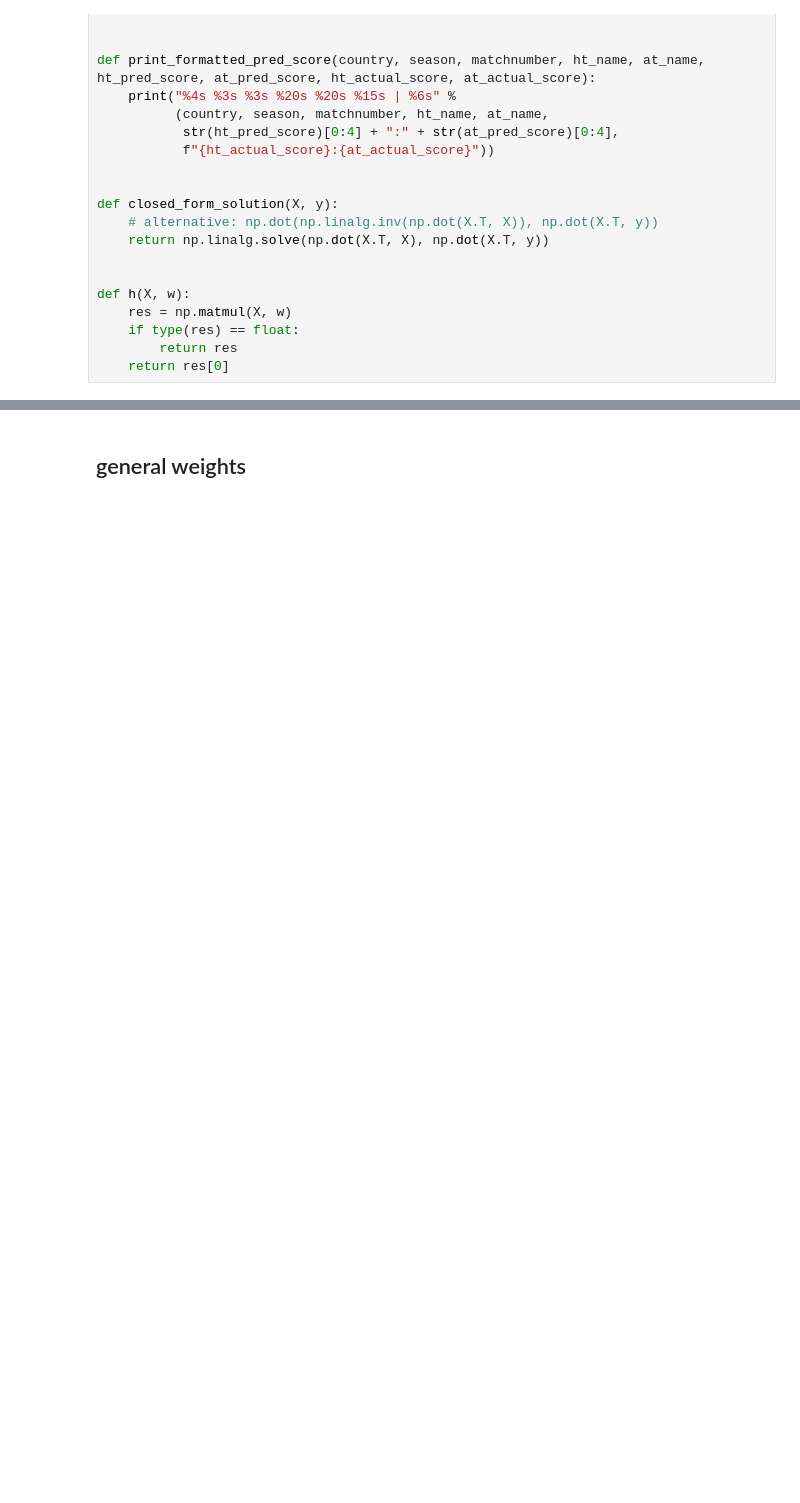
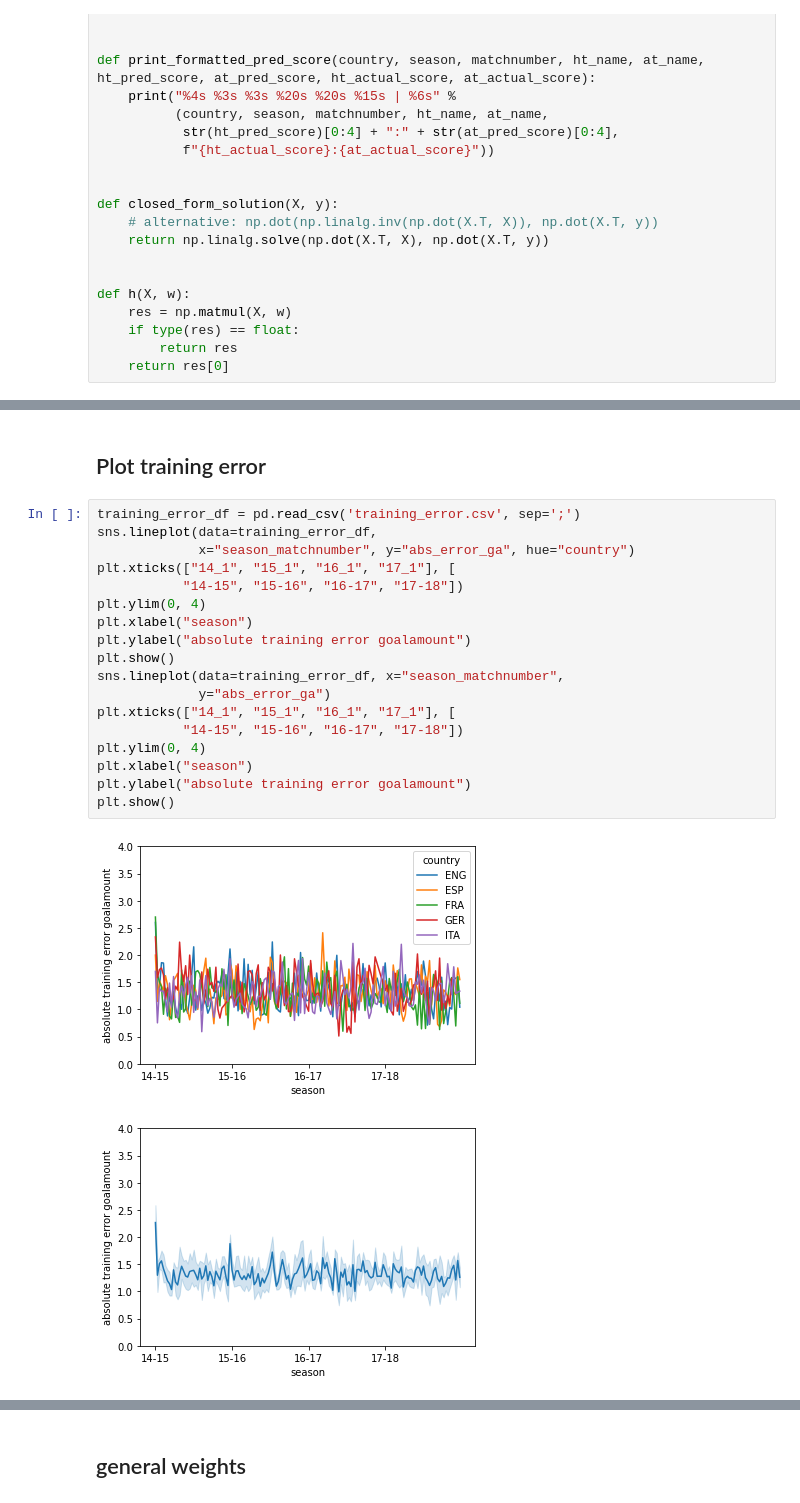
Before and after one commit to LUKEx76/football_prediction, a Jupyter notebook: ac_model/ac_regression.ipynb, the cells around one changed output, grey strips where cells are left out. Cells and saved outputs as stored; diff of their text form; blank space fills up the shorter version.

```diff
--- a/ac_model/ac_regression.ipynb
+++ b/ac_model/ac_regression.ipynb
@@ -166,0 +405,23 @@ df_matches
+# %% [markdown]
+## Plot training error
+# %%
+training_error_df = pd.read_csv('training_error.csv', sep=';')
+sns.lineplot(data=training_error_df,
+             x="season_matchnumber", y="abs_error_ga", hue="country")
+plt.xticks(["14_1", "15_1", "16_1", "17_1"], [
+           "14-15", "15-16", "16-17", "17-18"])
+plt.ylim(0, 4)
+plt.xlabel("season")
+plt.ylabel("absolute training error goalamount")
+plt.show()
+sns.lineplot(data=training_error_df, x="season_matchnumber",
+             y="abs_error_ga")
+plt.xticks(["14_1", "15_1", "16_1", "17_1"], [
+           "14-15", "15-16", "16-17", "17-18"])
+plt.ylim(0, 4)
+plt.xlabel("season")
+plt.ylabel("absolute training error goalamount")
+plt.show()
+# %% [output]
+[figure, added]
+[figure, added]
```
Also changed, not shown: parts of 26 cells of this notebook, 6 other files.
